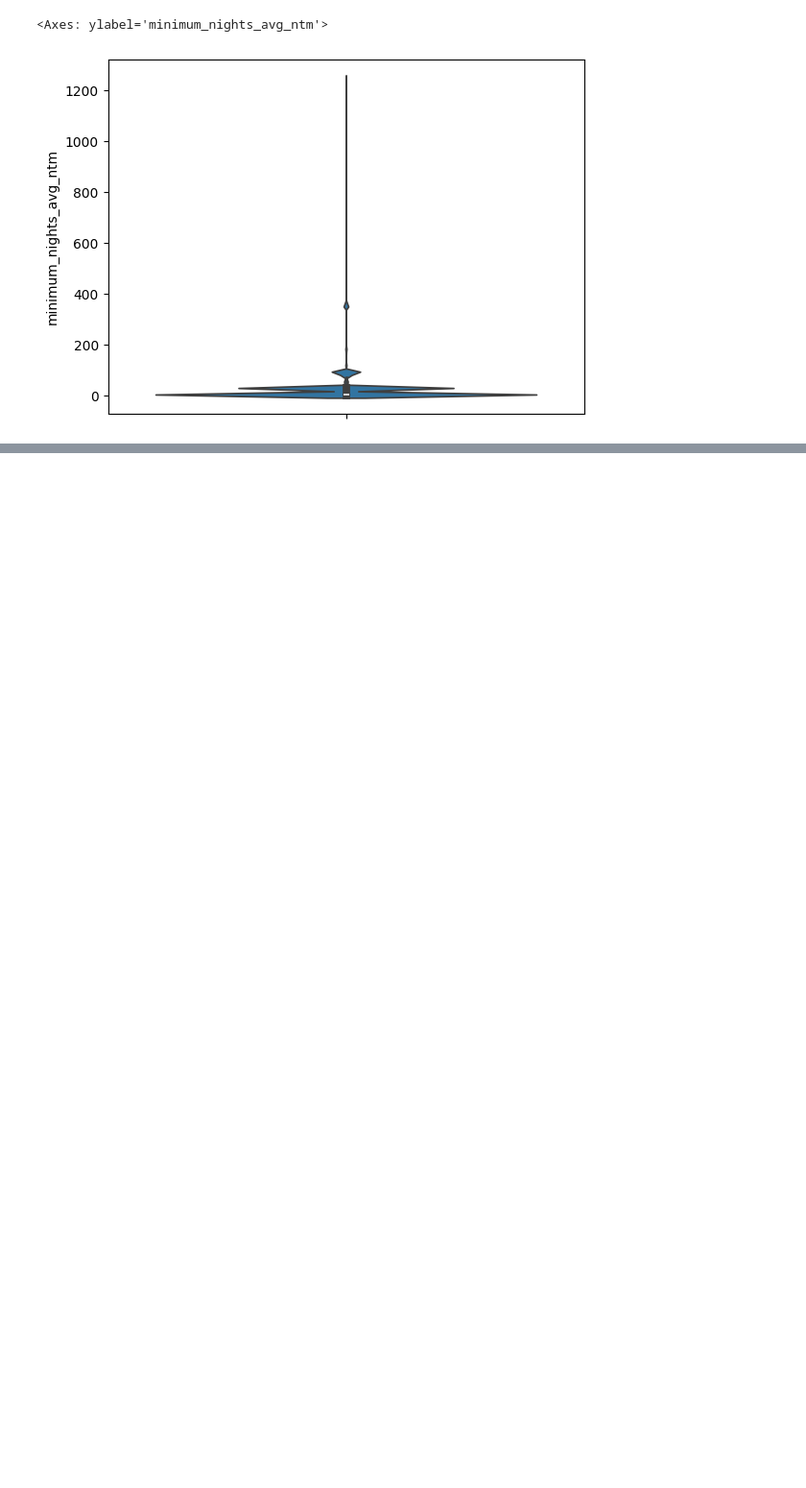
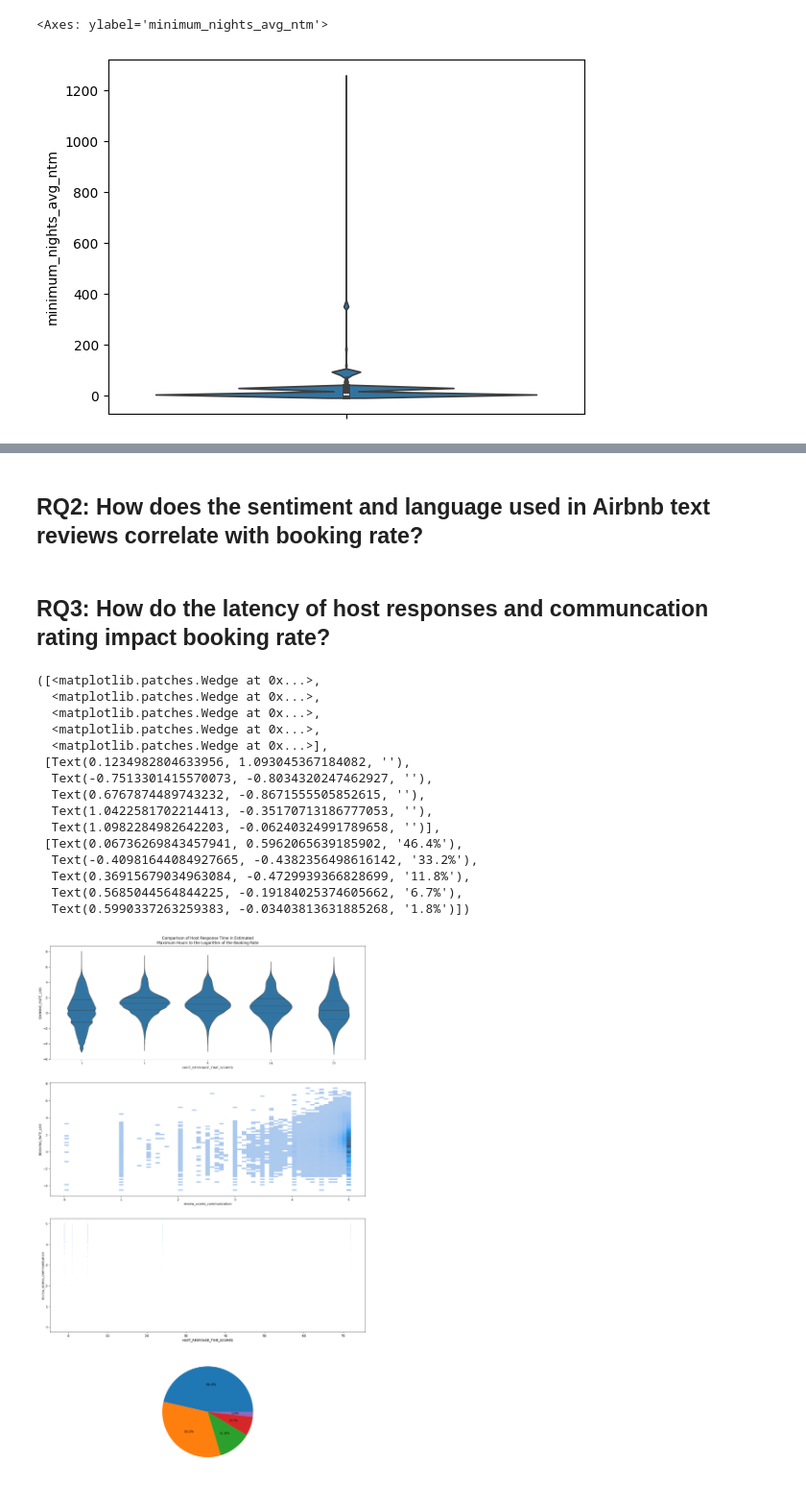
Before and after one commit to Hackyeahh/CISC-351-Group-10, a Jupyter notebook: data-processing.ipynb, the cells around one changed output, grey strips where cells are left out. Shown at 96% size. Saved outputs shown, nothing was run; the diff lists cells and outputs as text; code cells hidden in the pictures; blank space fills up the shorter version.

Commit message:
research question 3 analysis

```diff
--- a/data-processing.ipynb
+++ b/data-processing.ipynb
@@ -521,3 +364,65 @@ independent_vars = [
     'review_scores_location',
     'review_scores_value'
 ]
+# %% [markdown]
+## RQ2: How does the sentiment and language used in Airbnb text reviews correlate with booking rate?
+# %% [markdown]
+## RQ3: How do the latency of host responses and communcation rating impact booking rate?
+# %%
+# preparing dataframe for 3rd research question
+
+relevant_columns_rq3 = [
+    'id',
+    'review_scores_communication',
+    'host_response_time',
+    'BOOKING_RATE_LOG'
+]
+
+rq3 = listings[relevant_columns_rq3]
+
+# filter out null values, since we need all 3 to compute
+rq3 = rq3.dropna(subset=['review_scores_communication', 'BOOKING_RATE_LOG'])
+
+def map_response_time(response_catagory):
+    if response_catagory == 'within an hour':
+        return 1
+    elif response_catagory == 'within a few hours':
+        return 5 # few = max five hours
+    elif response_catagory == 'within a day':
+        return 24
+    elif response_catagory == 'a few days or more':
+        return 72 # estimated of 3 days
+
+    return -1 # -1 meaning we don't know
+
+rq3['HOST_RESPONSE_TIME_SCORED'] = rq3['host_response_time'].apply(map_response_time)
+# %%
+fig, ax = plt.subplots(4, 1, figsize=(18, 30))
+
+sns.violinplot(rq3, ax=ax[0], x='HOST_RESPONSE_TIME_SCORED', y='BOOKING_RATE_LOG', inner='quart')
+ax[0].set_title('Comparison of Host Response Time in Estimated\nMaximum Hours to the Logarithm of the Booking Rate')
+
+sns.histplot(rq3, ax=ax[1], x='review_scores_communication', y='BOOKING_RATE_LOG', binwidth=(0.08, 0.16))
+
+
+sns.histplot(rq3, ax=ax[2], x='HOST_RESPONSE_TIME_SCORED', y='review_scores_communication')
+
+response_counts = rq3['host_response_time'].value_counts(dropna=False)
+plt.pie(response_counts, autopct='%1.1f%%')
+# %% [output]
+([<matplotlib.patches.Wedge at 0x...>,
+  <matplotlib.patches.Wedge at 0x...>,
+  <matplotlib.patches.Wedge at 0x...>,
+  <matplotlib.patches.Wedge at 0x...>,
+  <matplotlib.patches.Wedge at 0x...>],
+ [Text(0.1234982804633956, 1.093045367184082, ''),
+  Text(-0.7513301415570073, -0.8034320247462927, ''),
+  Text(0.6767874489743232, -0.8671555505852615, ''),
+  Text(1.0422581702214413, -0.35170713186777053, ''),
+  Text(1.0982284982642203, -0.06240324991789658, '')],
+ [Text(0.06736269843457941, 0.5962065639185902, '46.4%'),
+  Text(-0.40981644084927665, -0.4382356498616142, '33.2%'),
+  Text(0.36915679034963084, -0.4729939366828699, '11.8%'),
+  Text(0.5685044564844225, -0.19184025374605662, '6.7%'),
+  Text(0.5990337263259383, -0.03403813631885268, '1.8%')])
+[figure, added]
```
Also changed, not shown: parts of 15 cells of this notebook.
